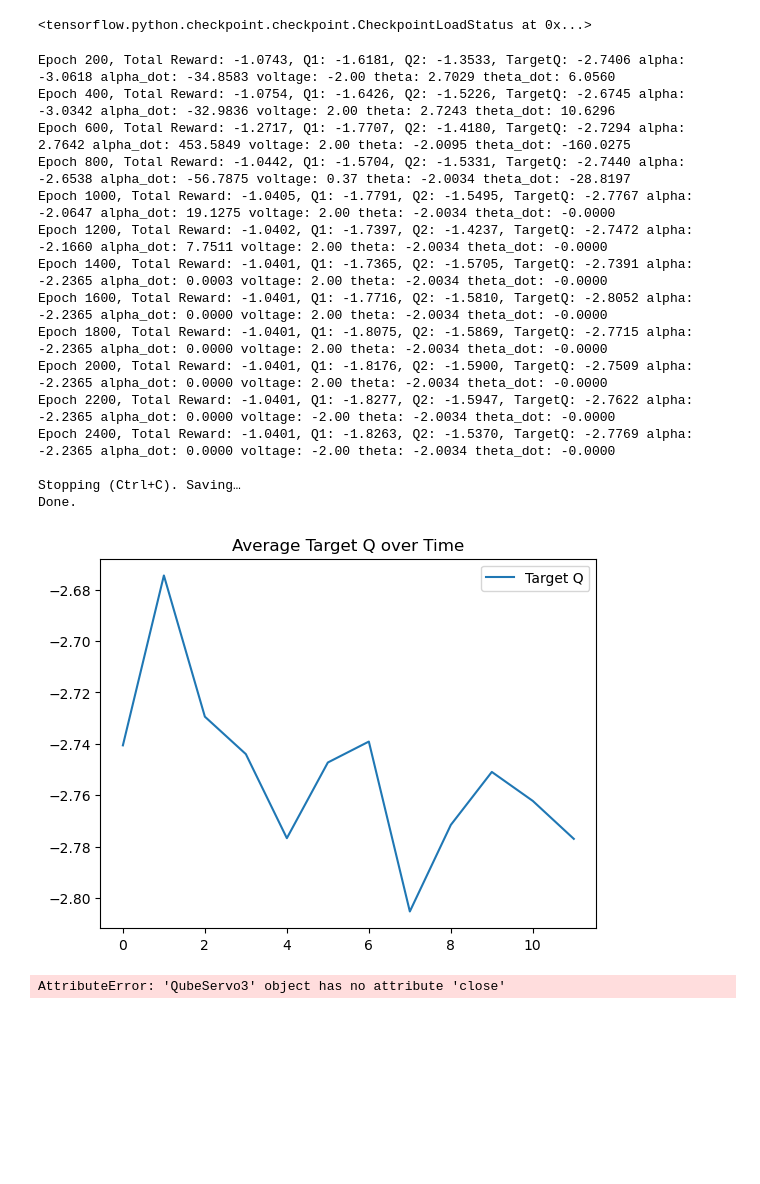
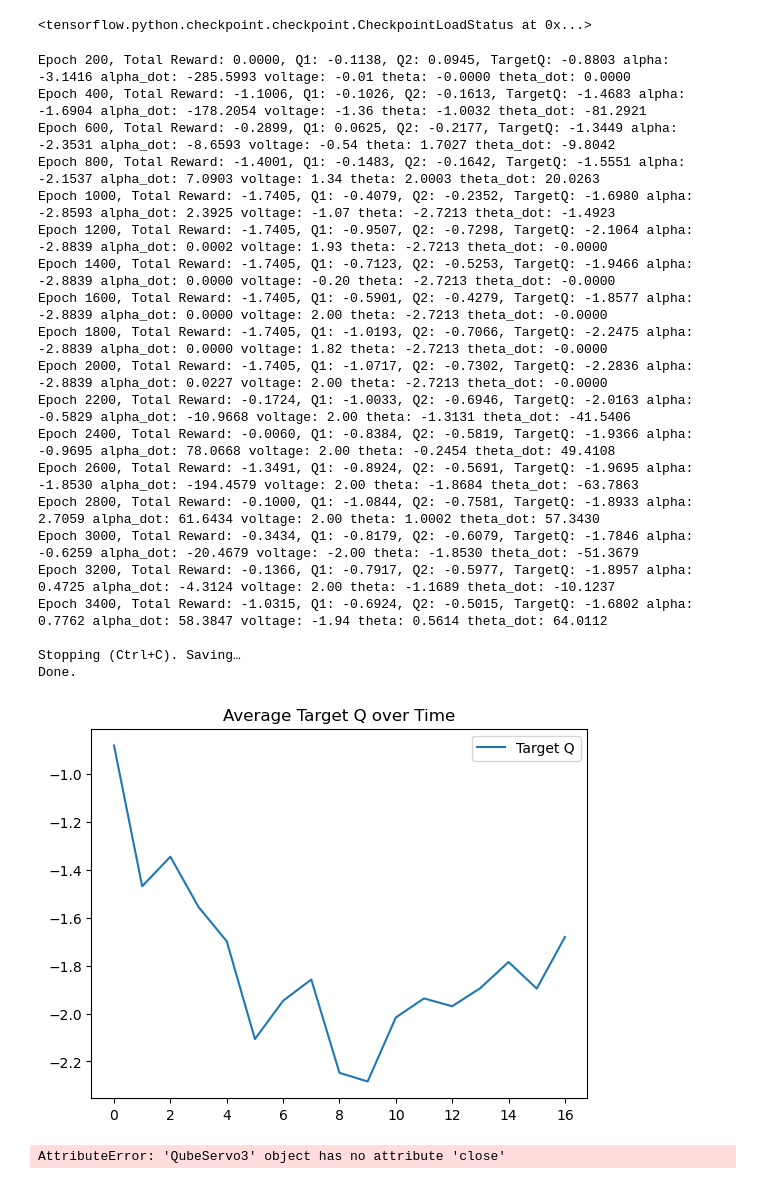
Before and after one commit to Namkhuu/neural-network, a Jupyter notebook: quanser.ipynb, the cells around one changed output. Saved outputs shown, nothing was run; the diff lists cells and outputs as text; code cells hidden in the pictures; blank space fills up the shorter version.

```diff
--- a/quanser.ipynb
+++ b/quanser.ipynb
@@ -64,7 +64,7 @@ states_inputs = Input(shape=(state_size,))
 dense = Dense(128, activation='tanh')(states_inputs)
 dense = Dense(128, activation='tanh')(dense)
 outputs = Dense(action_size, activation='tanh')(dense)
-outputs = keras.layers.Lambda(lambda x: x * 2.0)(outputs)
+outputs = keras.layers.Lambda(lambda x: x * 2.5)(outputs)
 actor_model = Model(inputs=states_inputs, outputs=outputs)
 
 # Critic 1
@@ -87,12 +87,12 @@ sigmoid_layer2 = Dense(1, activation='tanh')(dense2)
 output2 = Dense(1)(sigmoid_layer2)
 critic_model2 = Model([state_input2, action_input2], output2)
 
-try:
-    actor_model.load_weights('saves/quanser/actor_model.weights.h5')
-    critic_model1.load_weights('saves/quanser/critic_model1.weights.h5')
-    critic_model2.load_weights('saves/quanser/critic_model2.weights.h5')
-except:
-    pass
+# try:
+#     actor_model.load_weights('saves/quanser/actor_model.weights.h5')
+#     critic_model1.load_weights('saves/quanser/critic_model1.weights.h5')
+#     critic_model2.load_weights('saves/quanser/critic_model2.weights.h5')
+# except:
+#     pass
 
 actor_optimizer = tf.keras.optimizers.Adam(learning_rate=learning_rate)
 critic_optimizer1 = tf.keras.optimizers.Adam(learning_rate=learning_rate)
@@ -149,11 +149,11 @@ state_alpha_dot = np.array([0,0], dtype=np.float64)
 timestamps = 0
 
 w_theta = 10.0
-w_alpha = 0.1
-w_theta_dot = 0.001
-w_alpha_dot = 0.001
-w_u = 0.001
-w_du = 0.3
+w_alpha = 0
+w_theta_dot = 0
+w_alpha_dot = 0
+w_u = 0
+w_du = 0
 prev_action = np.zeros(action_size, dtype=np.float32)
 avg_q = []
 episode_length = 200   # number of control steps per episode
@@ -161,21 +161,20 @@ step_in_episode = 0
 try:
     with QubeServo3(hardware = 1, pendulum = 1, frequency=10) as board:
         while True:
+            board.read_outputs()
+            theta = board.motorPosition * -1
+            alpha = board.pendulumPosition
+            alpha = np.mod(alpha, 2*np.pi) - np.pi
+            theta_dot, state_theta_dot = ddt_filter(theta, state_theta_dot, 50, 1/frequency)
+            alpha_dot, state_alpha_dot = ddt_filter(alpha, state_alpha_dot, 100, 1/frequency)
+            state = np.array([theta, theta_dot, alpha, alpha_dot], dtype=np.float32)
+
             for _ in range(200):
                 avg_q1, avg_q2, avg_target_q = 0.0, 0.0, 0.0
                 step += 1
-                board.read_outputs()
-                theta = board.motorPosition * -1
-                alpha = board.pendulumPosition
-                alpha = np.mod(alpha, 2*np.pi) - np.pi
-
-                theta_dot, state_theta_dot = ddt_filter(theta, state_theta_dot, 50, 1/frequency)
-                alpha_dot, state_alpha_dot = ddt_filter(alpha, state_alpha_dot, 100, 1/frequency)
-
-                state = np.array([theta, theta_dot, alpha, alpha_dot], dtype=np.float32)
 
                 action = actor_model(tf.convert_to_tensor([state], dtype=tf.float32)).numpy()[0]
-                # action = action + np.random.normal(0, 0.2, size=action_size)  # Add exploration noise
+                action = action + np.random.normal(0, 0.3, size=action_size)  # Add exploration noise
                 # action = np.clip(action, -2, 2)
                 board.write_voltage(action)
 
@@ -202,7 +201,7 @@ try:
                     w_alpha_dot * (alpha_dot**2) +
                     w_u * (action**2) +
                     w_du * (delta_u**2)
-                )/1000)
+                )/100)
                 prev_action = action.copy()
                 reward = float(reward)
                 total_reward += reward
@@ -219,7 +218,7 @@ try:
                 dones = tf.convert_to_tensor(dones, dtype=tf.float32)
 
                 # add clipped noise to target action
-                noise = tf.random.normal(shape=tf.shape(actions), mean=0.0, stddev=0.2, dtype=tf.float32)
+                noise = tf.random.normal(shape=tf.shape(actions), mean=0.0, stddev=0.3, dtype=tf.float32)
                 next_actions = target_actor(next_states) + noise
                 next_actions = tf.clip_by_value(next_actions, -2.0, 2.0)
 
@@ -260,46 +259,51 @@ try:
                     soft_update(target_critic1.variables, critic_model1.variables, tau=0.005)
                     soft_update(target_critic2.variables, critic_model2.variables, tau=0.005)
 
             history.append(total_reward)
             if step % 1 == 0:
                 avg_q.append(avg_target_q)
                 print(f"Epoch {step}, Total Reward: {float(reward):.4f}, "
                 f"Q1: {avg_q1:.4f}, Q2: {avg_q2:.4f}, TargetQ: {avg_target_q:.4f}",
                 f"alpha: {alpha:.4f}", f"alpha_dot: {alpha_dot:.4f}",
                 f"voltage: {np.array(action).reshape(-1)[0]:.2f}",
                 f"theta: {theta:.4f}", f"theta_dot: {theta_dot:.4f}")
 except KeyboardInterrupt:
     print("\nStopping (Ctrl+C). Saving…")
 finally:
     # save weights (use .save_weights if you prefer checkpoint style)
     actor_model.save_weights("saves/quanser/actor_model.weights.h5")
     critic_model1.save_weights("saves/quanser/critic_model1.weights.h5")
     critic_model2.save_weights("saves/quanser/critic_model2.weights.h5")
     ckpt = tf.train.Checkpoint(actor_optimizer=actor_optimizer,
                            critic_optimizer1=critic_optimizer1,
                            critic_optimizer2=critic_optimizer2)
     ckpt.save("saves/quanser/optimizers_ckpt/ckpt")
     plt.title("Average Target Q over Time")
     plt.plot(avg_q, label='Target Q')
     plt.legend()
     print("Done.")
 # %% [output]
-Epoch 200, Total Reward: -1.0743, Q1: -1.6181, Q2: -1.3533, TargetQ: -2.7406 alpha: -3.0618 alpha_dot: -34.8583 voltage: -2.00 theta: 2.7029 theta_dot: 6.0560
-Epoch 400, Total Reward: -1.0754, Q1: -1.6426, Q2: -1.5226, TargetQ: -2.6745 alpha: -3.0342 alpha_dot: -32.9836 voltage: 2.00 theta: 2.7243 theta_dot: 10.6296
-Epoch 600, Total Reward: -1.2717, Q1: -1.7707, Q2: -1.4180, TargetQ: -2.7294 alpha: 2.7642 alpha_dot: 453.5849 voltage: 2.00 theta: -2.0095 theta_dot: -160.0275
-Epoch 800, Total Reward: -1.0442, Q1: -1.5704, Q2: -1.5331, TargetQ: -2.7440 alpha: -2.6538 alpha_dot: -56.7875 voltage: 0.37 theta: -2.0034 theta_dot: -28.8197
-Epoch 1000, Total Reward: -1.0405, Q1: -1.7791, Q2: -1.5495, TargetQ: -2.7767 alpha: -2.0647 alpha_dot: 19.1275 voltage: 2.00 theta: -2.0034 theta_dot: -0.0000
-Epoch 1200, Total Reward: -1.0402, Q1: -1.7397, Q2: -1.4237, TargetQ: -2.7472 alpha: -2.1660 alpha_dot: 7.7511 voltage: 2.00 theta: -2.0034 theta_dot: -0.0000
-Epoch 1400, Total Reward: -1.0401, Q1: -1.7365, Q2: -1.5705, TargetQ: -2.7391 alpha: -2.2365 alpha_dot: 0.0003 voltage: 2.00 theta: -2.0034 theta_dot: -0.0000
-Epoch 1600, Total Reward: -1.0401, Q1: -1.7716, Q2: -1.5810, TargetQ: -2.8052 alpha: -2.2365 alpha_dot: 0.0000 voltage: 2.00 theta: -2.0034 theta_dot: -0.0000
-Epoch 1800, Total Reward: -1.0401, Q1: -1.8075, Q2: -1.5869, TargetQ: -2.7715 alpha: -2.2365 alpha_dot: 0.0000 voltage: 2.00 theta: -2.0034 theta_dot: -0.0000
-Epoch 2000, Total Reward: -1.0401, Q1: -1.8176, Q2: -1.5900, TargetQ: -2.7509 alpha: -2.2365 alpha_dot: 0.0000 voltage: 2.00 theta: -2.0034 theta_dot: -0.0000
-Epoch 2200, Total Reward: -1.0401, Q1: -1.8277, Q2: -1.5947, TargetQ: -2.7622 alpha: -2.2365 alpha_dot: 0.0000 voltage: -2.00 theta: -2.0034 theta_dot: -0.0000
-Epoch 2400, Total Reward: -1.0401, Q1: -1.8263, Q2: -1.5370, TargetQ: -2.7769 alpha: -2.2365 alpha_dot: 0.0000 voltage: -2.00 theta: -2.0034 theta_dot: -0.0000
+Epoch 200, Total Reward: 0.0000, Q1: -0.1138, Q2: 0.0945, TargetQ: -0.8803 alpha: -3.1416 alpha_dot: -285.5993 voltage: -0.01 theta: -0.0000 theta_dot: 0.0000
+Epoch 400, Total Reward: -1.1006, Q1: -0.1026, Q2: -0.1613, TargetQ: -1.4683 alpha: -1.6904 alpha_dot: -178.2054 voltage: -1.36 theta: -1.0032 theta_dot: -81.2921
+Epoch 600, Total Reward: -0.2899, Q1: 0.0625, Q2: -0.2177, TargetQ: -1.3449 alpha: -2.3531 alpha_dot: -8.6593 voltage: -0.54 theta: 1.7027 theta_dot: -9.8042
+Epoch 800, Total Reward: -1.4001, Q1: -0.1483, Q2: -0.1642, TargetQ: -1.5551 alpha: -2.1537 alpha_dot: 7.0903 voltage: 1.34 theta: 2.0003 theta_dot: 20.0263
+Epoch 1000, Total Reward: -1.7405, Q1: -0.4079, Q2: -0.2352, TargetQ: -1.6980 alpha: -2.8593 alpha_dot: 2.3925 voltage: -1.07 theta: -2.7213 theta_dot: -1.4923
+Epoch 1200, Total Reward: -1.7405, Q1: -0.9507, Q2: -0.7298, TargetQ: -2.1064 alpha: -2.8839 alpha_dot: 0.0002 voltage: 1.93 theta: -2.7213 theta_dot: -0.0000
+Epoch 1400, Total Reward: -1.7405, Q1: -0.7123, Q2: -0.5253, TargetQ: -1.9466 alpha: -2.8839 alpha_dot: 0.0000 voltage: -0.20 theta: -2.7213 theta_dot: -0.0000
+Epoch 1600, Total Reward: -1.7405, Q1: -0.5901, Q2: -0.4279, TargetQ: -1.8577 alpha: -2.8839 alpha_dot: 0.0000 voltage: 2.00 theta: -2.7213 theta_dot: -0.0000
+Epoch 1800, Total Reward: -1.7405, Q1: -1.0193, Q2: -0.7066, TargetQ: -2.2475 alpha: -2.8839 alpha_dot: 0.0000 voltage: 1.82 theta: -2.7213 theta_dot: -0.0000
+Epoch 2000, Total Reward: -1.7405, Q1: -1.0717, Q2: -0.7302, TargetQ: -2.2836 alpha: -2.8839 alpha_dot: 0.0227 voltage: 2.00 theta: -2.7213 theta_dot: -0.0000
+Epoch 2200, Total Reward: -0.1724, Q1: -1.0033, Q2: -0.6946, TargetQ: -2.0163 alpha: -0.5829 alpha_dot: -10.9668 voltage: 2.00 theta: -1.3131 theta_dot: -41.5406
+Epoch 2400, Total Reward: -0.0060, Q1: -0.8384, Q2: -0.5819, TargetQ: -1.9366 alpha: -0.9695 alpha_dot: 78.0668 voltage: 2.00 theta: -0.2454 theta_dot: 49.4108
+Epoch 2600, Total Reward: -1.3491, Q1: -0.8924, Q2: -0.5691, TargetQ: -1.9695 alpha: -1.8530 alpha_dot: -194.4579 voltage: 2.00 theta: -1.8684 theta_dot: -63.7863
+Epoch 2800, Total Reward: -0.1000, Q1: -1.0844, Q2: -0.7581, TargetQ: -1.8933 alpha: 2.7059 alpha_dot: 61.6434 voltage: 2.00 theta: 1.0002 theta_dot: 57.3430
+Epoch 3000, Total Reward: -0.3434, Q1: -0.8179, Q2: -0.6079, TargetQ: -1.7846 alpha: -0.6259 alpha_dot: -20.4679 voltage: -2.00 theta: -1.8530 theta_dot: -51.3679
+Epoch 3200, Total Reward: -0.1366, Q1: -0.7917, Q2: -0.5977, TargetQ: -1.8957 alpha: 0.4725 alpha_dot: -4.3124 voltage: 2.00 theta: -1.1689 theta_dot: -10.1237
+Epoch 3400, Total Reward: -1.0315, Q1: -0.6924, Q2: -0.5015, TargetQ: -1.6802 alpha: 0.7762 alpha_dot: 58.3847 voltage: -1.94 theta: 0.5614 theta_dot: 64.0112
 
 Stopping (Ctrl+C). Saving…
 Done.
-[figure, old version]
+[figure, new version]
 # %%
 # batch_size = 32
 # history = []
```
Also changed, not shown: 5 other files.
